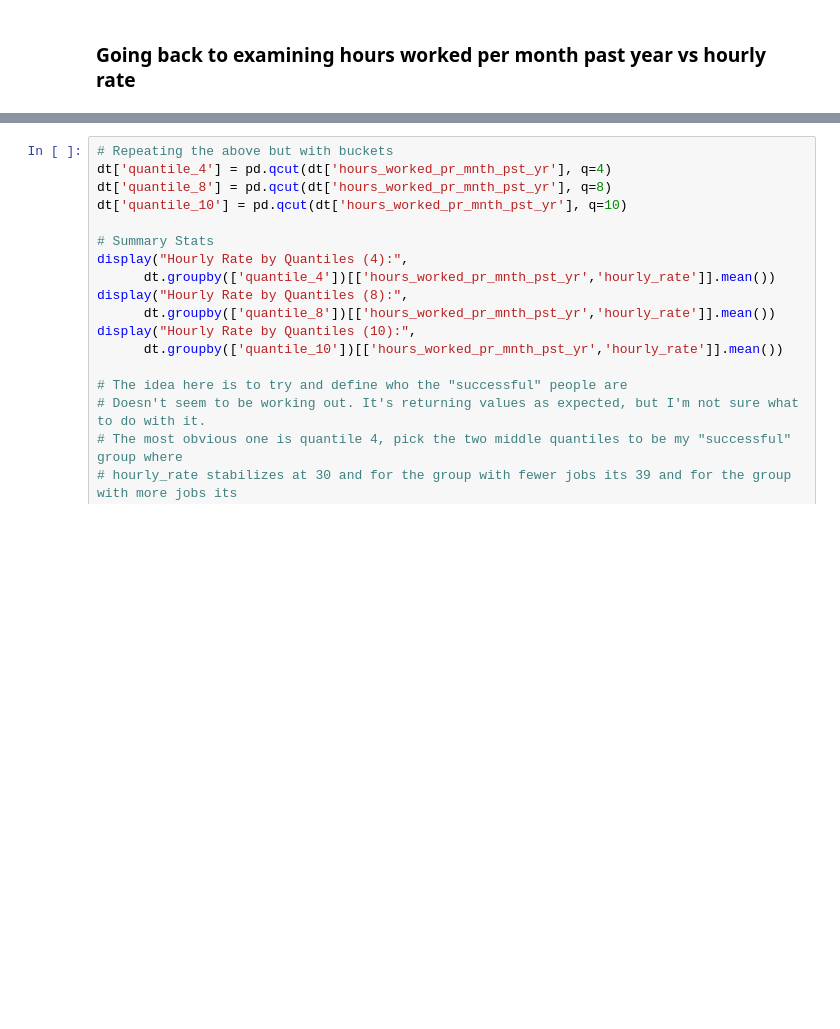
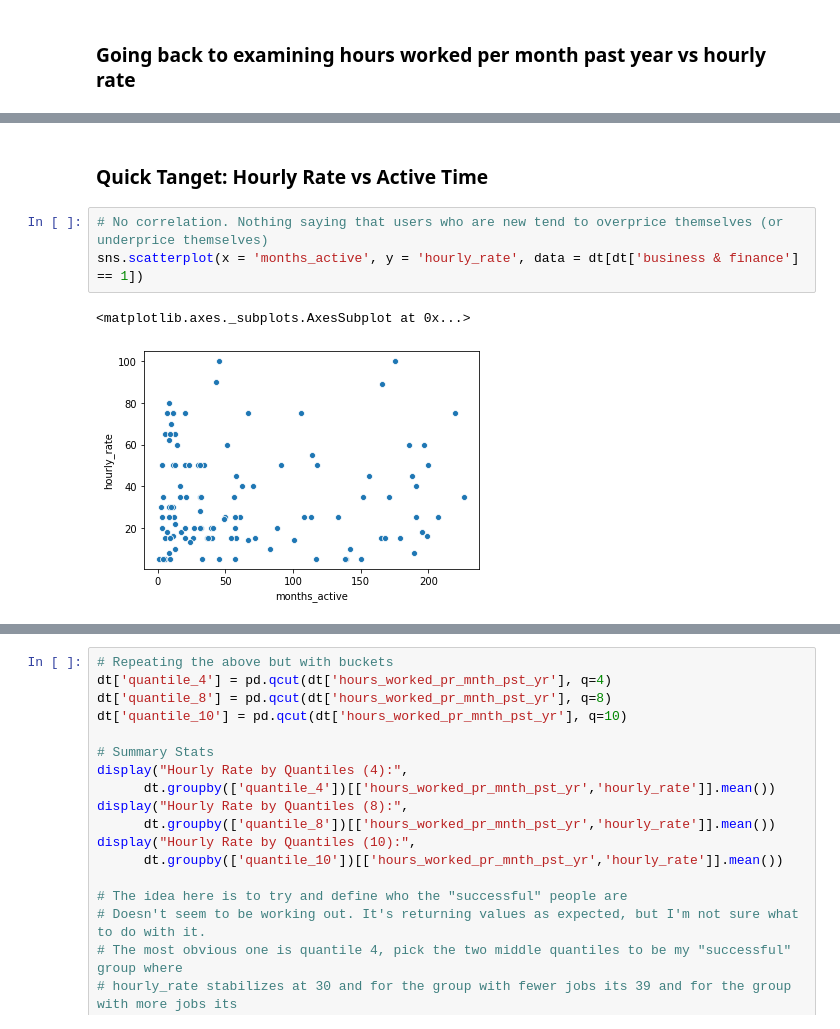
Before and after one commit to lmgibson/MyRate, a Jupyter notebook: notebooks/eda/myrate_eda.ipynb, the cells around one changed output, grey strips where cells are left out. Drawn from its saved outputs; the diff is of its cells as text; blank space fills up the shorter version.

```diff
--- a/notebooks/eda/myrate_eda.ipynb
+++ b/notebooks/eda/myrate_eda.ipynb
@@ -966,0 +955,8 @@ plt.show()
+# %% [markdown]
+### Quick Tanget: Hourly Rate vs Active Time
+# %%
+# No correlation. Nothing saying that users who are new tend to overprice themselves (or underprice themselves)
+sns.scatterplot(x = 'months_active', y = 'hourly_rate', data = dt[dt['business & finance'] == 1])
+# %% [output]
+<matplotlib.axes._subplots.AxesSubplot at 0x...>
+[figure, added]
```
Also changed, not shown: parts of 24 cells of this notebook.
